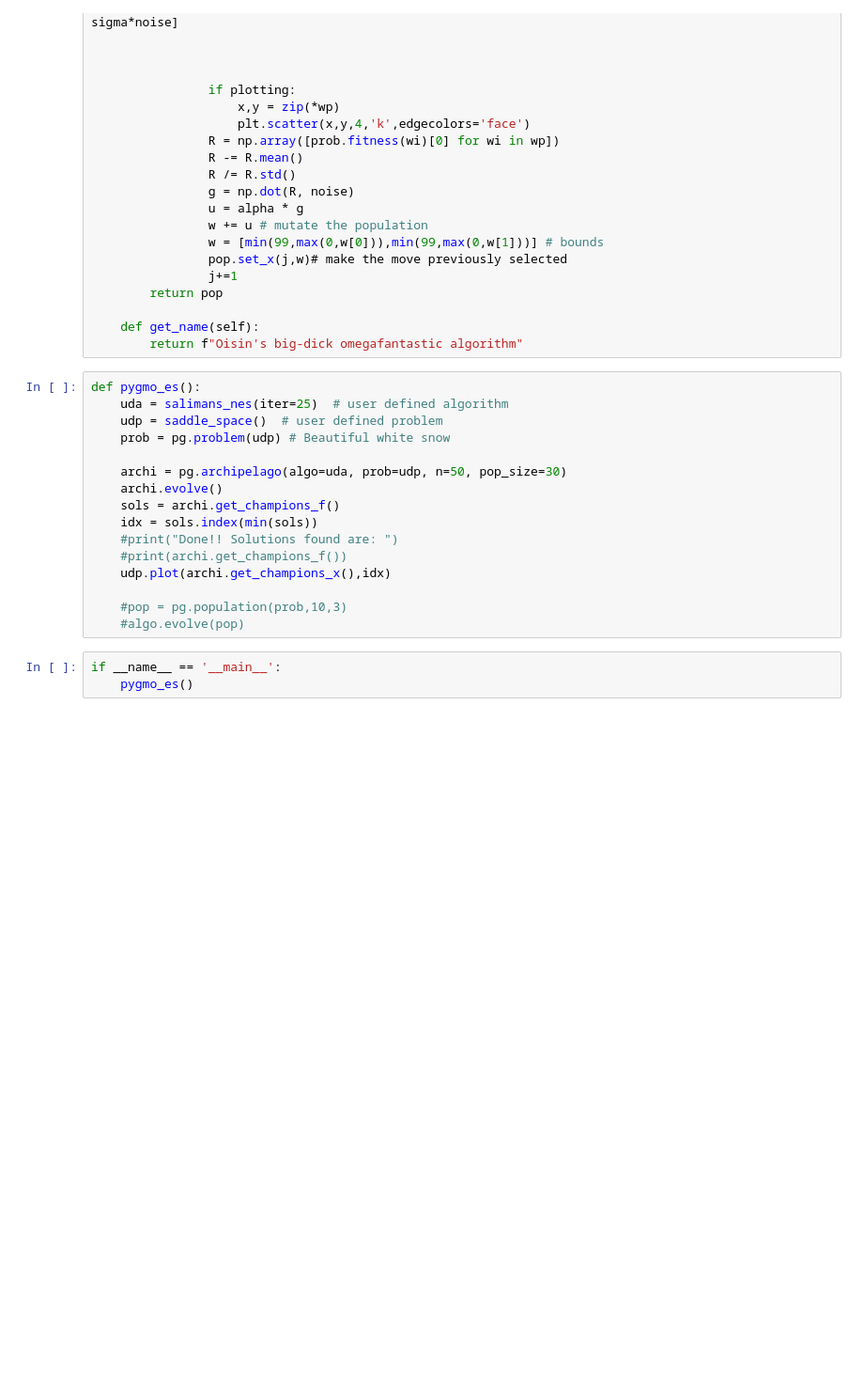
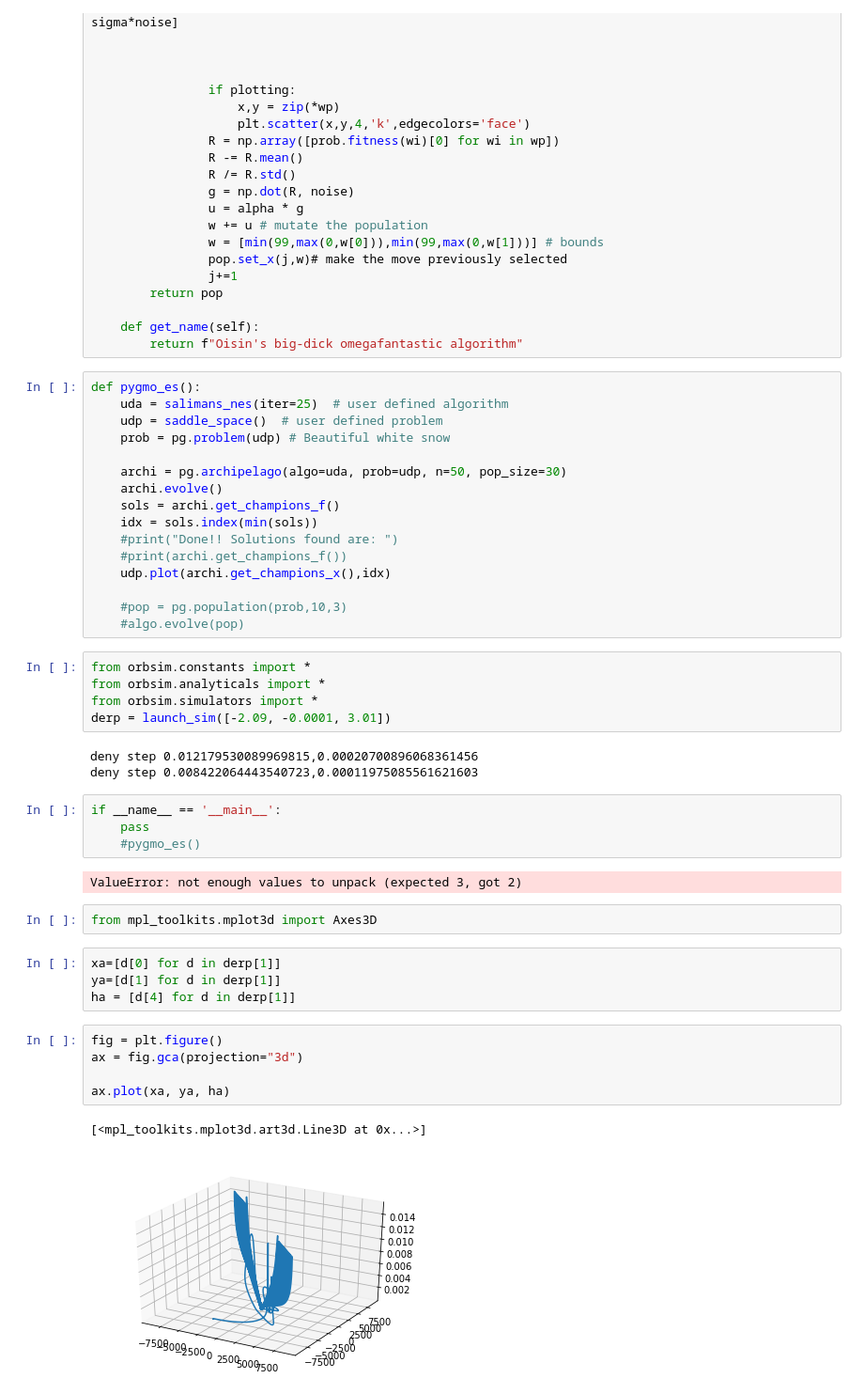
Before and after one commit to gandalfsaxe/letomes, a Jupyter notebook: code/pygmo_rocketry.ipynb, the cells around one changed output. Shown at 94% size. Saved outputs shown, nothing was run; the diff lists cells and outputs as text; blank space fills up the shorter version.

```diff
--- a/code/pygmo_rocketry.ipynb
+++ b/code/pygmo_rocketry.ipynb
@@ -118,6 +118,31 @@ def pygmo_es():
 
     #pop = pg.population(prob,10,3)
     #algo.evolve(pop)
+# %%
+from orbsim.constants import *
+from orbsim.analyticals import *
+from orbsim.simulators import *
+derp = launch_sim([-2.09, -0.0001, 3.01])
+# %% [output]
+deny step 0.012179530089969815,0.00020700896068361456
+deny step 0.008422064443540723,0.00011975085561621603
 # %%
 if __name__ == '__main__':
-    pygmo_es()
+    pass
+    #pygmo_es()
+# %% [output]
+ValueError: not enough values to unpack (expected 3, got 2)
+# %%
+from mpl_toolkits.mplot3d import Axes3D
+# %%
+xa=[d[0] for d in derp[1]]
+ya=[d[1] for d in derp[1]]
+ha = [d[4] for d in derp[1]]
+# %%
+fig = plt.figure()
+ax = fig.gca(projection="3d")
+
+ax.plot(xa, ya, ha)
+# %% [output]
+[<mpl_toolkits.mplot3d.art3d.Line3D at 0x...>]
+[figure, added]
```
Also changed, not shown: 1 other file.
